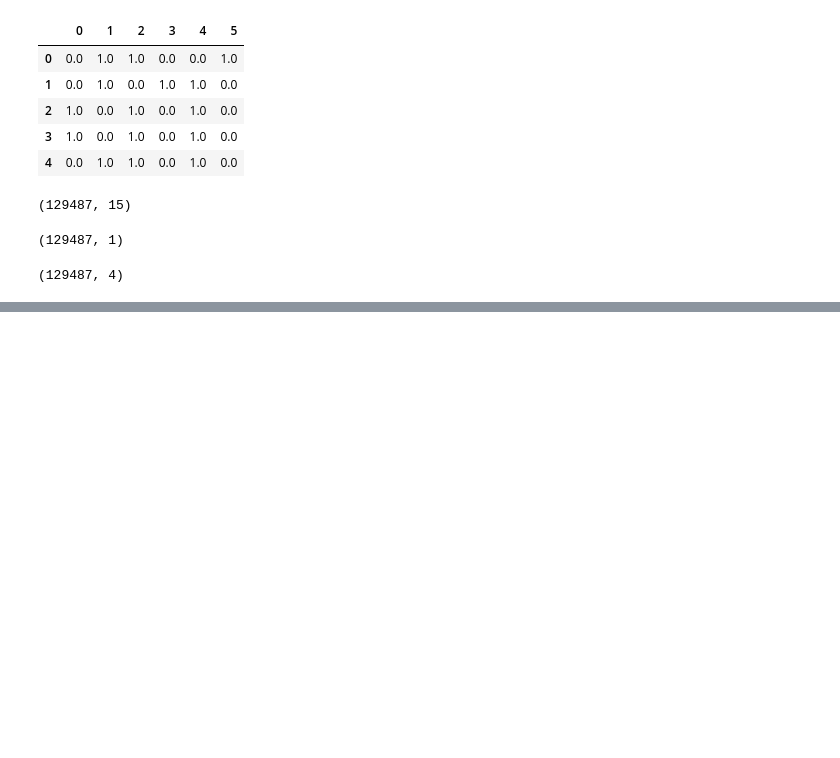
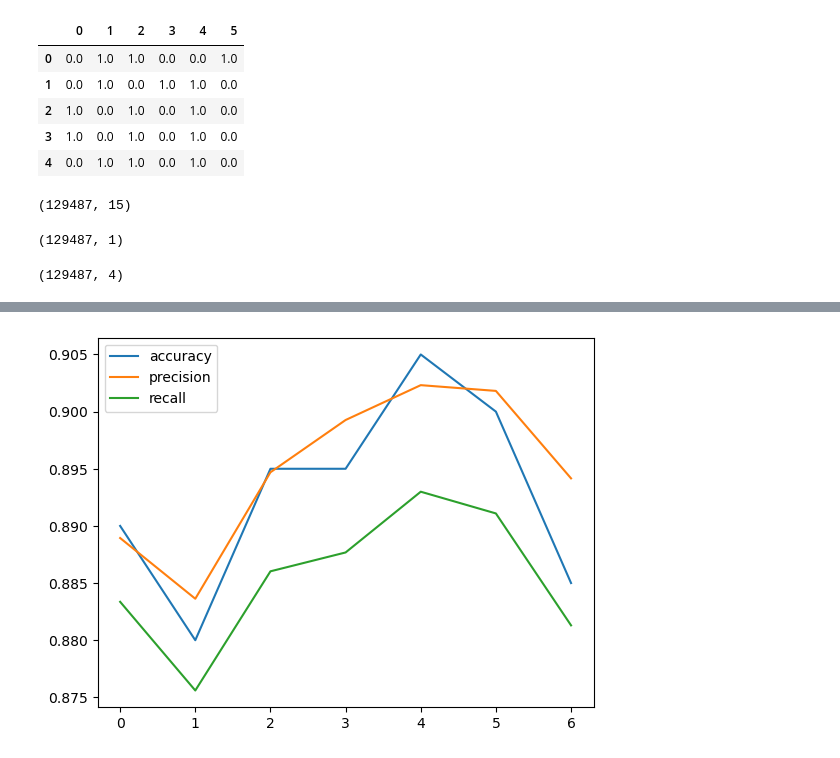
Before and after one commit to Vetrarr/ML_Airline_Passenger_Satisfaction, a Jupyter notebook: Airline Passenger Satisfaction/Preprocessing projet.ipynb, the cells around one changed output, grey strips where cells are left out. Saved outputs shown, nothing was run; the diff lists cells and outputs as text; code cells hidden in the pictures; blank space fills up the shorter version.

```diff
--- a/Airline Passenger Satisfaction/Preprocessing projet.ipynb
+++ b/Airline Passenger Satisfaction/Preprocessing projet.ipynb
@@ -116,0 +160,2 @@ standard_scaled.shape
+# %%
+df2 = df2.sample(n=1000)
@@ -116,0 +172,3 @@ standard_scaled.shape
+# %%
+X = df2.drop(["satisfaction"],axis=1)
+y = df2.satisfaction
@@ -116,0 +181,34 @@ standard_scaled.shape
+# %%
+from sklearn.model_selection import cross_val_score
+from sklearn.neighbors import KNeighborsClassifier
+cross_val_accuracies=[]
+all_accuracies=[]
+cross_val_precisions=[]
+all_precisions=[]
+cross_val_recalls=[]
+all_recalls=[]
+#for j in [1,2]:
+    #print("metrique : ",j)
+j=1
+for i in range(1,15,2):
+        print(i)
+        cross_val_accuracy = cross_val_score(estimator=KNeighborsClassifier(n_neighbors=i, p=j), X=X, y=y,cv=5, scoring="accuracy")
+        cross_val_precision = cross_val_score(estimator=KNeighborsClassifier(n_neighbors=i, p=j), X=X, y=y,cv=5, scoring="precision_macro")
+        cross_val_recall =cross_val_score(estimator=KNeighborsClassifier(n_neighbors=i, p=j), X=X, y=y, cv=5, scoring="recall_macro")
+        print("========================================")
+        print(f"=== Average accuracy: {np.mean(cross_val_accuracy)}")
+        print(f"=== Median accuracy: {np.median(cross_val_accuracy)}")
+        all_accuracies.append(cross_val_accuracy)
+        cross_val_accuracies.append(np.median(cross_val_accuracy))
+        print("========================================")
+        print("========================================")
+        print(f"=== Average precision: {np.mean(cross_val_precision)}")
+        cross_val_precisions.append(np.mean(cross_val_precision))
+        all_precisions.append(cross_val_precision)
+        print(f"=== Median precision: {np.median(cross_val_precision)}")
+        print("========================================")
+        print(f"=== Average precision: {np.mean(cross_val_recall)}")
+        cross_val_recalls.append(np.mean(cross_val_recall))
+        all_recalls.append(cross_val_recall)
+        print(f"=== Median precision: {np.median(cross_val_recall)}")
+        print("========================================")
@@ -116,0 +316,8 @@ standard_scaled.shape
+# %%
+plt.plot(cross_val_accuracies, label = "accuracy")
+plt.plot(cross_val_precisions, label = "precision")
+plt.plot(cross_val_recalls, label = "recall")
+plt.legend()
+plt.show()
+# %% [output]
+[figure, added]
```
Also changed, not shown: parts of 16 cells of this notebook, 2 other files.
